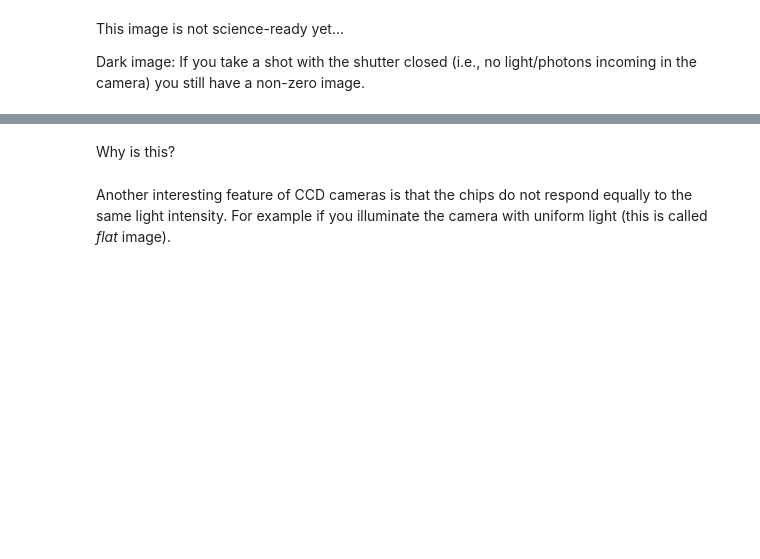
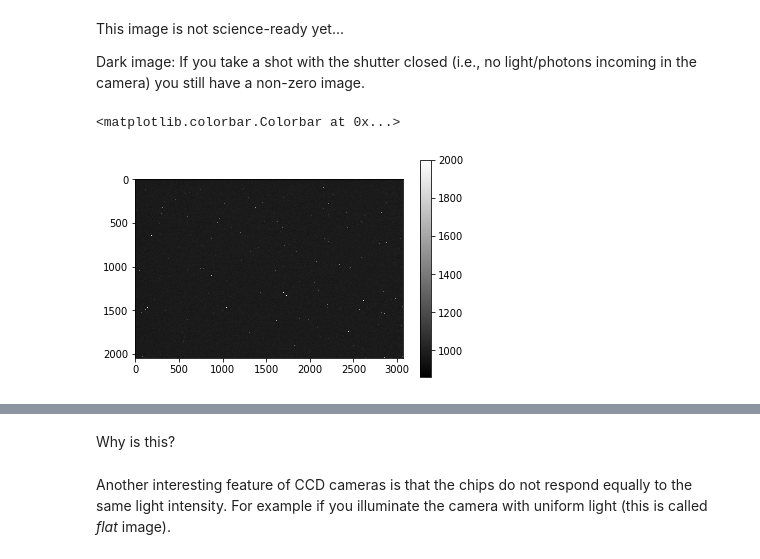
Before and after one commit to fjaviersanchez/McQ_Workshop, a Jupyter notebook: McQ_workshop.ipynb, the cells around one changed output, grey strips where cells are left out. Saved outputs shown, nothing was run; the diff lists cells and outputs as text; code cells hidden in the pictures; blank space fills up the shorter version.

```diff
--- a/McQ_workshop.ipynb
+++ b/McQ_workshop.ipynb
@@ -23,8 +27,11 @@ This image is not science-ready yet...
 
 Dark image: If you take a shot with the shutter closed (i.e., no light/photons incoming in the camera) you still have a non-zero image.
 # %%
-dark_image_path='DARK.fits' #Type the path to your dark image
+dark_image_path='data/dark.fits' #Type the path to your dark image
 drk_im = fits.open(dark_image_path)[0].data
-plt.imshow(drk_im,cmap='gray',vmax=100)
+plt.imshow(drk_im,cmap='gray', vmax=2000)
 plt.colorbar()
+# %% [output]
+<matplotlib.colorbar.Colorbar at 0x...>
+[figure, added]
 # %%
```
Also changed, not shown: parts of 20 cells of this notebook, 16 other files.
